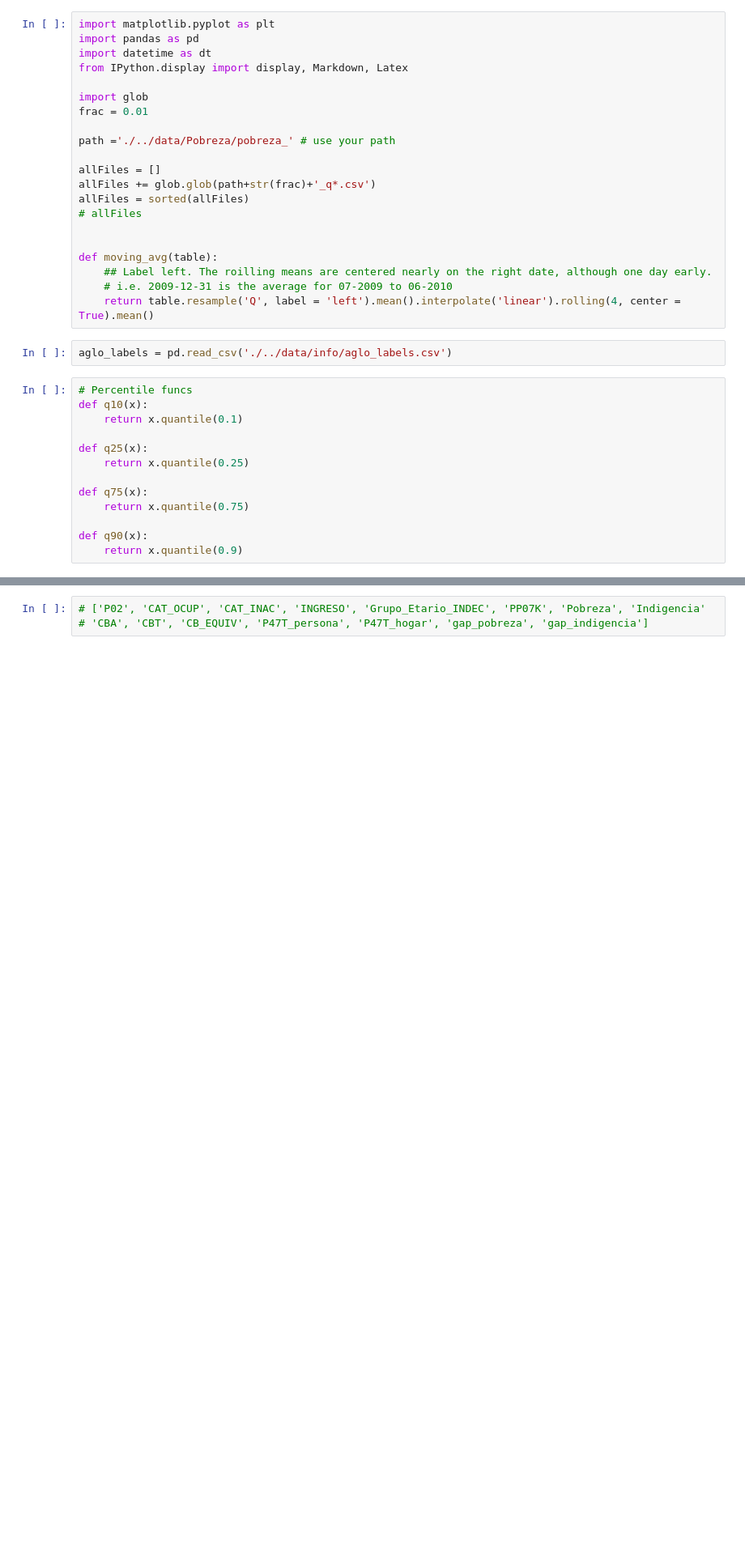
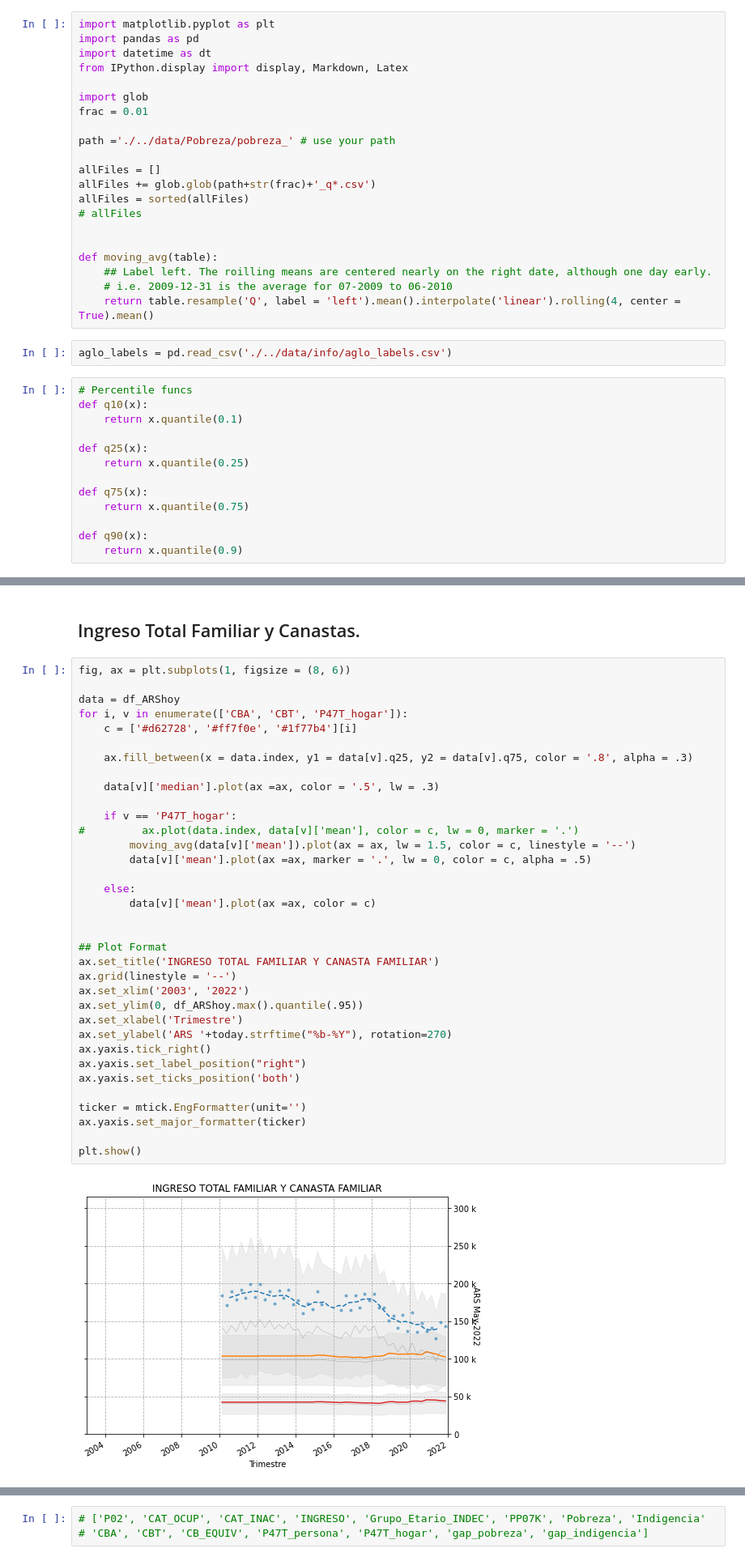
Before and after one commit to matuteiglesias/indice-pobreza-UBA, a Jupyter notebook: notebooks/12 - Validaciones - B - Regresores (Distribucion de Ingreso).ipynb, the cells around one changed output, grey strips where cells are left out. Shown at 81% size. Cells and saved outputs as stored; diff of their text form; blank space fills up the shorter version.

```diff
--- a/notebooks/12 - Validaciones - B - Regresores (Distribucion de Ingreso).ipynb
+++ b/notebooks/12 - Validaciones - B - Regresores (Distribucion de Ingreso).ipynb
@@ -185,0 +213,39 @@ df.index = pd.to_datetime(df.index)
+# %% [markdown]
+## Ingreso Total Familiar y Canastas.
+# %%
+fig, ax = plt.subplots(1, figsize = (8, 6))
+
+data = df_ARShoy
+for i, v in enumerate(['CBA', 'CBT', 'P47T_hogar']):
+    c = ['#d62728', '#ff7f0e', '#1f77b4'][i]
+
+    ax.fill_between(x = data.index, y1 = data[v].q25, y2 = data[v].q75, color = '.8', alpha = .3)
+
+    data[v]['median'].plot(ax =ax, color = '.5', lw = .3)
+
+    if v == 'P47T_hogar':
+#         ax.plot(data.index, data[v]['mean'], color = c, lw = 0, marker = '.')
+        moving_avg(data[v]['mean']).plot(ax = ax, lw = 1.5, color = c, linestyle = '--')
+        data[v]['mean'].plot(ax =ax, marker = '.', lw = 0, color = c, alpha = .5)
+
+    else:
+        data[v]['mean'].plot(ax =ax, color = c)
+
+
+## Plot Format
+ax.set_title('INGRESO TOTAL FAMILIAR Y CANASTA FAMILIAR')
+ax.grid(linestyle = '--')
+ax.set_xlim('2003', '2022')
+ax.set_ylim(0, df_ARShoy.max().quantile(.95))
+ax.set_xlabel('Trimestre')
+ax.set_ylabel('ARS '+today.strftime("%b-%Y"), rotation=270)
+ax.yaxis.tick_right()
+ax.yaxis.set_label_position("right")
+ax.yaxis.set_ticks_position('both')
+
+ticker = mtick.EngFormatter(unit='')
+ax.yaxis.set_major_formatter(ticker)
+
+plt.show()
+# %% [output]
+[figure, added]
```
Also changed, not shown: parts of 20 cells of this notebook, 2 other files.
